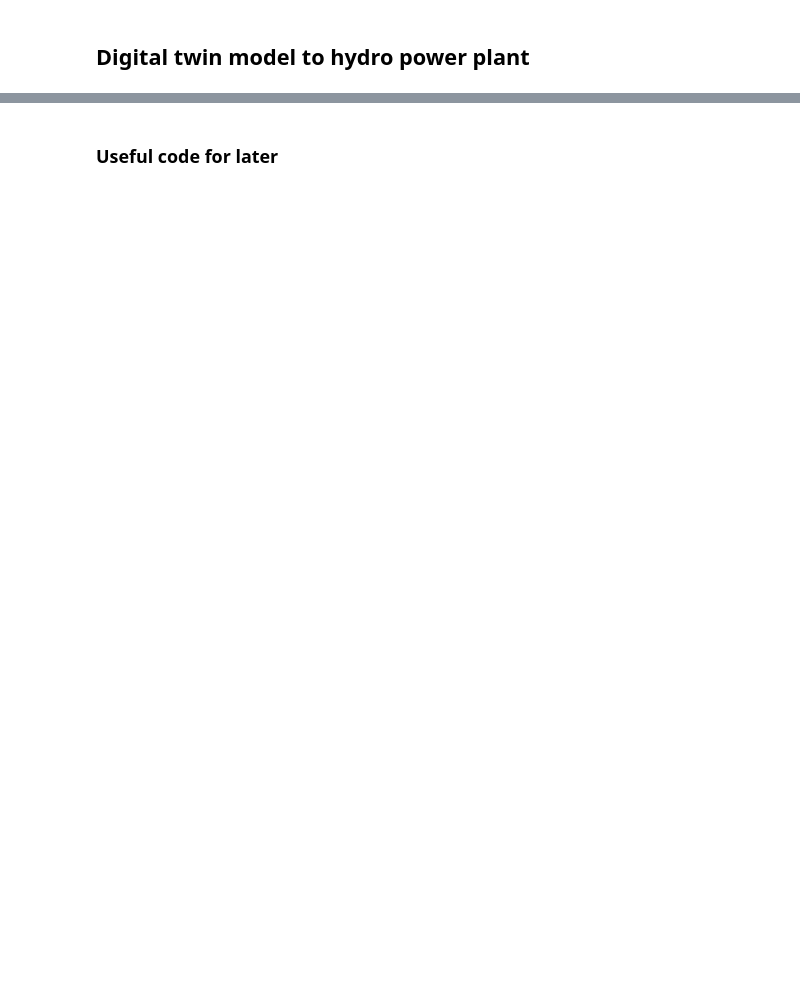
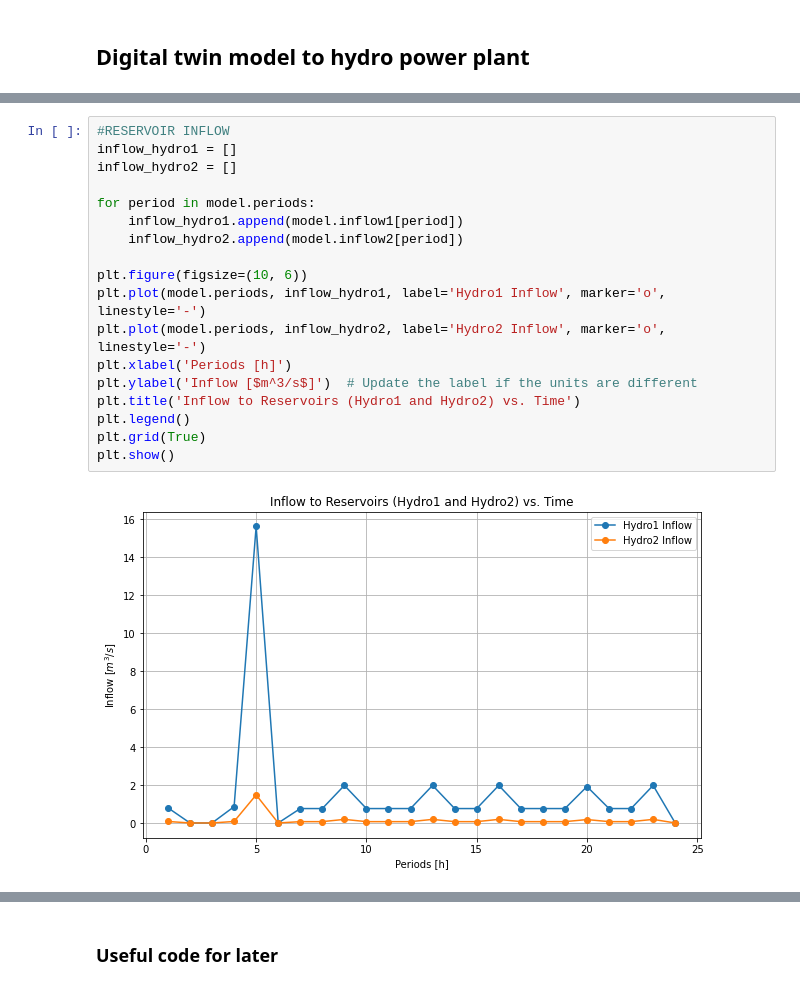
Before and after one commit to BenjaminTro/Preliminary-project, a Jupyter notebook: Hydro_power_plant.ipynb, the cells around one changed output, grey strips where cells are left out. Saved outputs shown, nothing was run; the diff lists cells and outputs as text; blank space fills up the shorter version.

```diff
--- a/Hydro_power_plant.ipynb
+++ b/Hydro_power_plant.ipynb
@@ -257,0 +609,20 @@ ValueError: No value for uninitialized NumericValue object p[Hydro1,1]
+# %%
+#RESERVOIR INFLOW
+inflow_hydro1 = []
+inflow_hydro2 = []
+
+for period in model.periods:
+    inflow_hydro1.append(model.inflow1[period])
+    inflow_hydro2.append(model.inflow2[period])
+
+plt.figure(figsize=(10, 6))
+plt.plot(model.periods, inflow_hydro1, label='Hydro1 Inflow', marker='o', linestyle='-')
+plt.plot(model.periods, inflow_hydro2, label='Hydro2 Inflow', marker='o', linestyle='-')
+plt.xlabel('Periods [h]')
+plt.ylabel('Inflow [$m^3/s$]')  # Update the label if the units are different
+plt.title('Inflow to Reservoirs (Hydro1 and Hydro2) vs. Time')
+plt.legend()
+plt.grid(True)
+plt.show()
+# %% [output]
+[figure, added]
```
Also changed, not shown: parts of 13 cells of this notebook, 1 other file.
